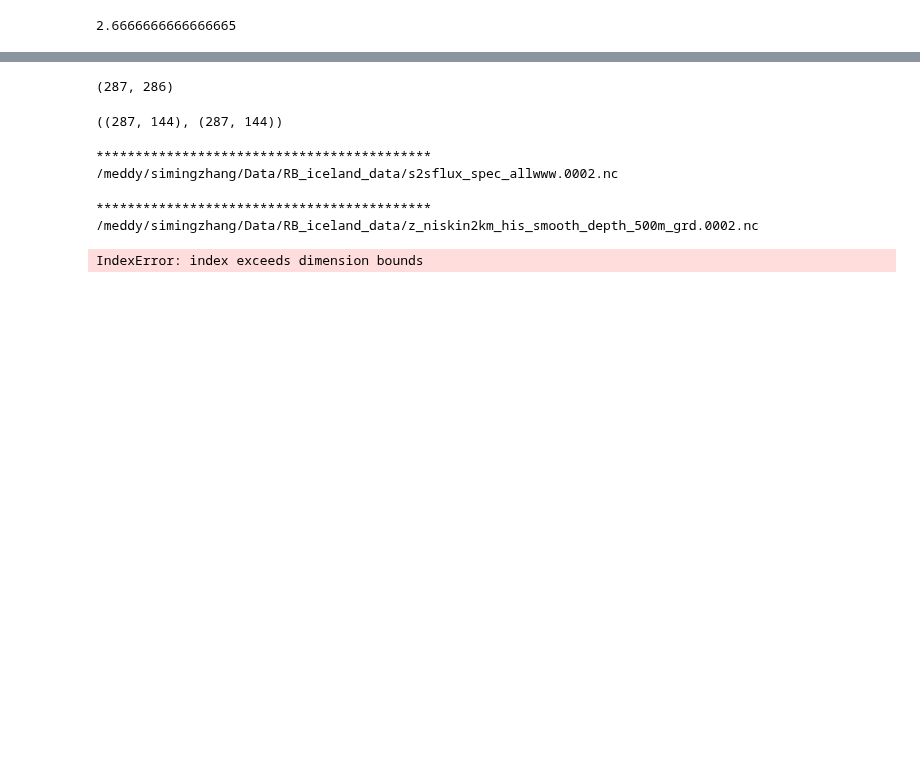
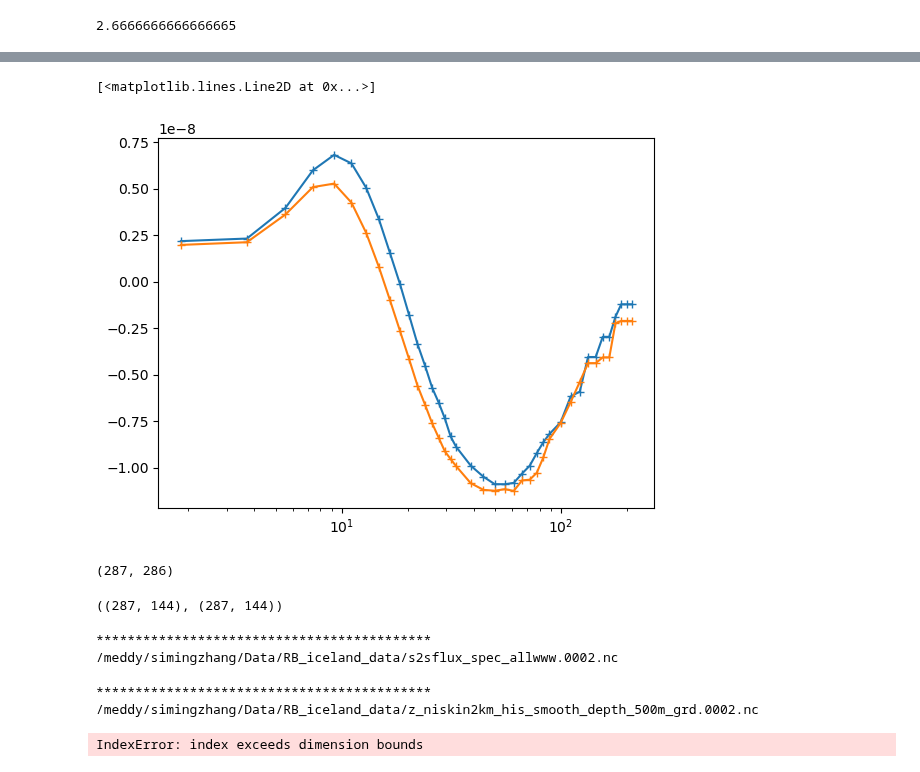
Before and after one commit to zsm1-hub/China_Israel, a Jupyter notebook: check_scale2scale.ipynb, the cells around one changed output, grey strips where cells are left out. Drawn from its saved outputs; the diff is of its cells as text; code cells hidden in the pictures; blank space fills up the shorter version.

```diff
--- a/check_scale2scale.ipynb
+++ b/check_scale2scale.ipynb
@@ -260,3 +363,9 @@ correction_factor
+# %%
+plt.semilogx(filtscale/1e3,Thm_kaiser_corr_hf,marker='+',linewidth=1.5,label='hf Kaiser1 corr')
+plt.semilogx(filtscale/1e3,Thm_kaiser_corr_sm,marker='+',linewidth=1.5,label='sm Kaiser1 corr')
+# %% [output]
+[<matplotlib.lines.Line2D at 0x...>]
+[figure, added]
 # %%
 from scipy.fft import rfft2, irfft2
 from skimage.filters import window
```
Also changed, not shown: parts of 5 cells of this notebook.
